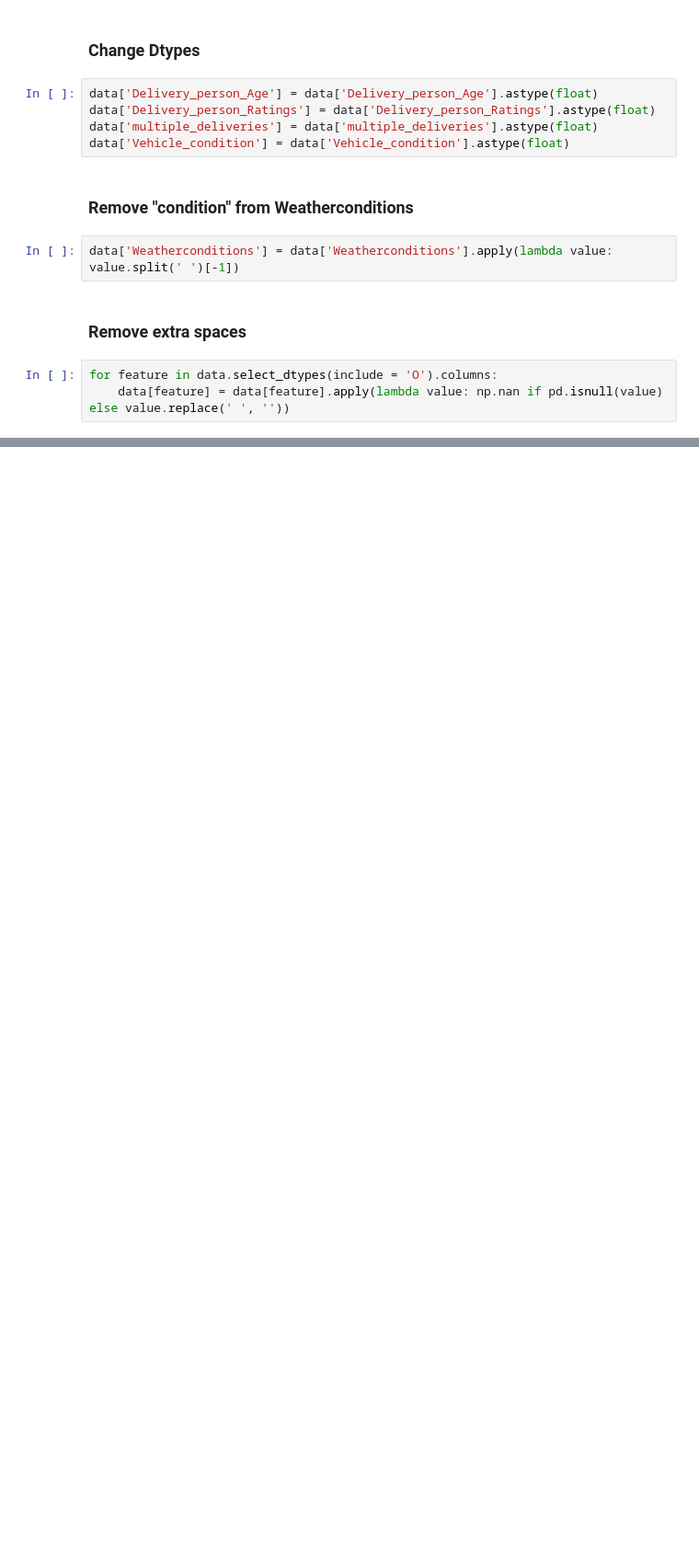
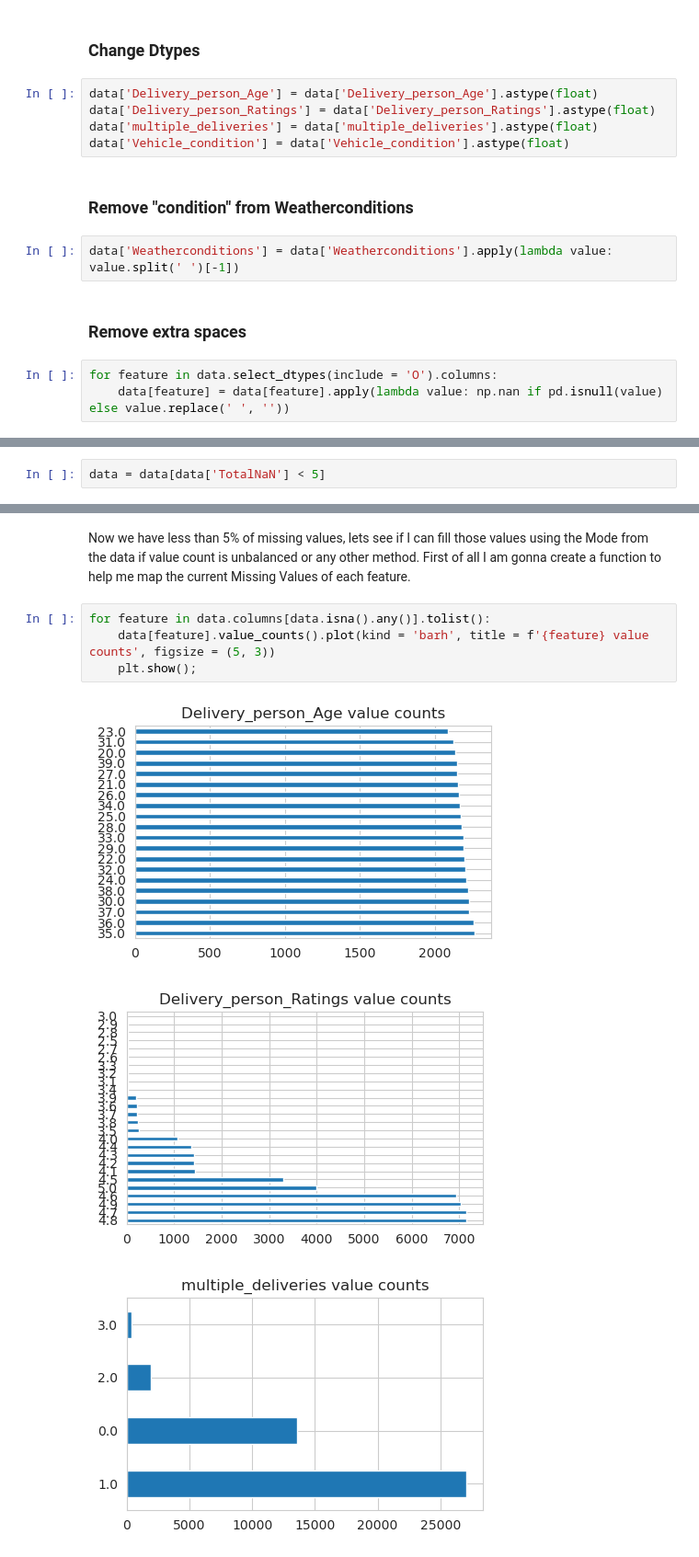
Before and after one commit to liamarguedas/uber-eats-delivery-time, a Jupyter notebook: notebooks/acquire-and-cleanse-data.ipynb, the cells around one changed output, grey strips where cells are left out. Shown at 92% size. Saved outputs shown, nothing was run; the diff lists cells and outputs as text; blank space fills up the shorter version.

```diff
--- a/notebooks/acquire-and-cleanse-data.ipynb
+++ b/notebooks/acquire-and-cleanse-data.ipynb
@@ -159,0 +257,2 @@ for feature in data.select_dtypes(include = 'O').columns:
+# %%
+data = data[data['TotalNaN'] < 5]
@@ -159,0 +276,10 @@ for feature in data.select_dtypes(include = 'O').columns:
+# %% [markdown]
+Now we have less than 5% of missing values, lets see if I can fill those values using the Mode from the data if value count is unbalanced or any other method. First of all I am gonna create a function to help me map the current Missing Values of each feature.
+# %%
+for feature in data.columns[data.isna().any()].tolist():
+    data[feature].value_counts().plot(kind = 'barh', title = f'{feature} value counts', figsize = (5, 3))
+    plt.show();
+# %% [output]
+[figure, added]
+[figure, added]
+[figure, added]
```
Also changed, not shown: parts of 20 cells of this notebook.
